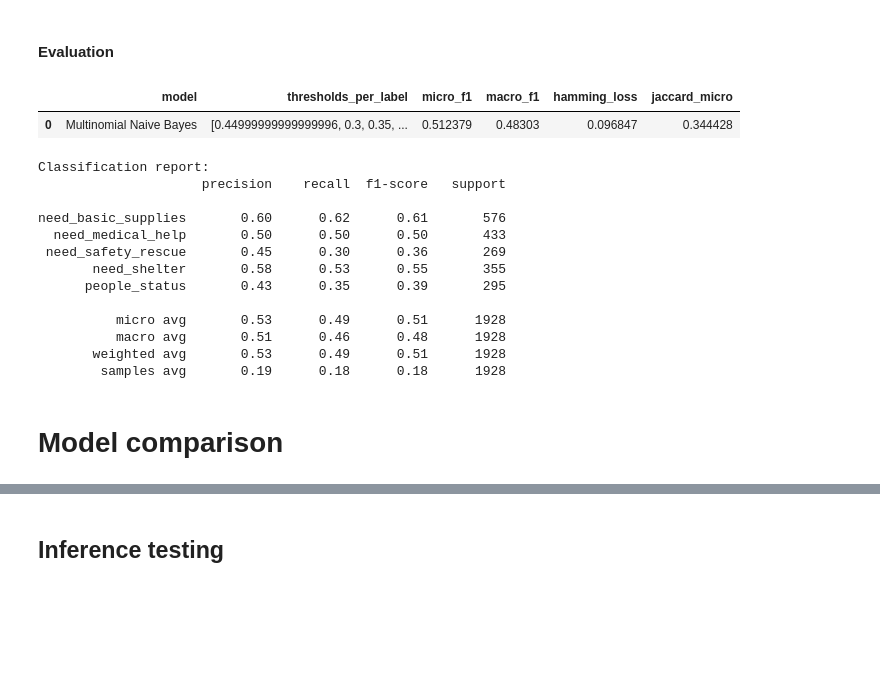
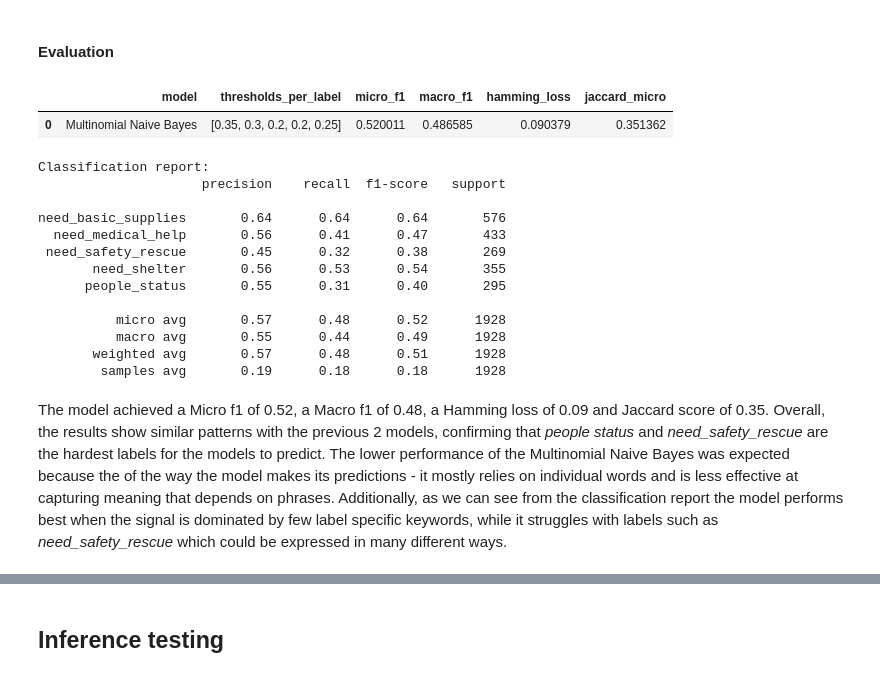
Before and after one commit to KaterinaSSlavova/Crisis-Help-Classification, a Jupyter notebook: Notebooks/03_modeling_baselines.ipynb, the cells around one changed output, grey strips where cells are left out. Drawn from its saved outputs; the diff is of its cells as text; code cells hidden in the pictures; blank space fills up the shorter version.

```diff
--- a/Notebooks/03_modeling_baselines.ipynb
+++ b/Notebooks/03_modeling_baselines.ipynb
@@ -24,13 +26,18 @@ y_test: (3742, 5)
+# %%
+from utilities.text_normalization import preprocess_text
+
+X_train_norm = X_train.map(preprocess_text)
+X_val_norm   = X_val.map(preprocess_text)
+X_test_norm  = X_test.map(preprocess_text)
 # %% [markdown]
 ## Setting TF-IDF
 In this step, I create a TF-IDF vectorizer configuration function to create a new vectorizer for each model. The TF-IDF vectorizer is used to measure how important a token is - tokens that are frequent in a message but not that frequent across the whole dataset, will be assigned with higher weights. Before tokenization and weighting, the text message is normalized by the `preprocess_text` function to ensure the consistency of the input format and reduce noise - the text is lowercased; URLs, emails, user mentions, hashtags and numbers are replaced with fixed placeholder tokens; extra white spaces are removed and spaCy lemmatization is applied to reduce the words to their base or dictionary form. After that, the text is tokenized by splitting on white spaces. The *ngram_range* uses both unigrams(single words) and bigrams(pair of 2 words) to capture short phrases, which might carry important information. Lasty, *min_df* and *max_df* are used to exclude very rare and too common tokens in order to reduce noise and improve generalization.
 # %%
 from sklearn.feature_extraction.text import TfidfVectorizer
-from utilities.text_normalization import preprocess_text
 
 def make_tfidf():
     return TfidfVectorizer(
-        preprocessor=preprocess_text,
+        preprocessor=None,
         tokenizer=str.split,
         ngram_range=(1, 1),
         min_df=2,
@@ -329,8 +336,8 @@ param_grid_mnb = list(ParameterGrid({
 }))
 
 thresholds = np.arange(0.2, 0.81, 0.05)
-best_mnb, mnb_results = general_tuning(X_train, y_train, X_val, y_val,make_pipeline_fn=make_mnb_pipe,param_grid=param_grid_mnb,thresholds=thresholds)
+best_mnb, mnb_results = general_tuning(X_train_norm, y_train, X_val_norm, y_val,make_pipeline_fn=make_mnb_pipe,param_grid=param_grid_mnb,thresholds=thresholds)
 
-print("Best RF params:", {k: best_mnb[k] for k in best_mnb if k not in ["model"]})
+print("Best MNB params:", {k: best_mnb[k] for k in best_mnb if k not in ["model"]})
 display(mnb_results.sort_values("val_micro_f1", ascending=False).head(10))
 # %% [output]
@@ -340,27 +358,27 @@ KeyboardInterrupt:
 # %%
 from sklearn.metrics import classification_report
 
-results, y_test_pred = evaluate_model(best_mnb["model"], X_test, y_test, best_mnb["thresholds_per_label"], "Multinomial Naive Bayes")
-rf_df = pd.DataFrame([results])
-rf_df.to_csv("../data/results/mnb_results.csv", index=False)
-display(rf_df)
+results, y_test_pred = evaluate_model(best_mnb["model"], X_test_norm, y_test, best_mnb["thresholds_per_label"], "Multinomial Naive Bayes")
+mnb_df = pd.DataFrame([results])
+mnb_df.to_csv("../data/results/mnb_results.csv", index=False)
+display(mnb_df)
 print("Classification report:")
 print(classification_report(y_test, y_test_pred, target_names=labels, zero_division=0))
 # %% [output]
 |  | model | thresholds_per_label | micro_f1 | macro_f1 | hamming_loss | jaccard_micro |
-| 0 | Multinomial Naive Bayes | [0.44999999999999996, 0.3, 0.35, ... | 0.512379 | 0.48303 | 0.096847 | 0.344428 |
+| 0 | Multinomial Naive Bayes | [0.35, 0.3, 0.2, 0.2, 0.25] | 0.520011 | 0.486585 | 0.090379 | 0.351362 |
 Classification report:
                      precision    recall  f1-score   support
 
-need_basic_supplies       0.60      0.62      0.61       576
-  need_medical_help       0.50      0.50      0.50       433
- need_safety_rescue       0.45      0.30      0.36       269
-       need_shelter       0.58      0.53      0.55       355
-      people_status       0.43      0.35      0.39       295
+need_basic_supplies       0.64      0.64      0.64       576
+  need_medical_help       0.56      0.41      0.47       433
+ need_safety_rescue       0.45      0.32      0.38       269
+       need_shelter       0.56      0.53      0.54       355
+      people_status       0.55      0.31      0.40       295
 
-          micro avg       0.53      0.49      0.51      1928
-          macro avg       0.51      0.46      0.48      1928
-       weighted avg       0.53      0.49      0.51      1928
+          micro avg       0.57      0.48      0.52      1928
+          macro avg       0.55      0.44      0.49      1928
+       weighted avg       0.57      0.48      0.51      1928
         samples avg       0.19      0.18      0.18      1928
-# %% [markdown]
-# Model comparison
+# %% [markdown]
+The model achieved a Micro f1 of 0.52, a Macro f1 of 0.48, a Hamming loss of 0.09 and Jaccard score of 0.35. Overall, the results show similar patterns with the previous 2 models, confirming that *people status* and *need_safety_rescue* are the hardest labels for the models to predict. The lower performance of the Multinomial Naive Bayes was expected because the of the way the model makes its predictions - it mostly relies on individual words and is less effective at capturing meaning that depends on phrases. Additionally, as we can see from the classification report the model performs best when the signal is dominated by few label specific keywords, while it struggles with labels such as *need_safety_rescue* which could be expressed in many different ways.
```
Also changed, not shown: parts of 16 cells of this notebook, 5 other files.
